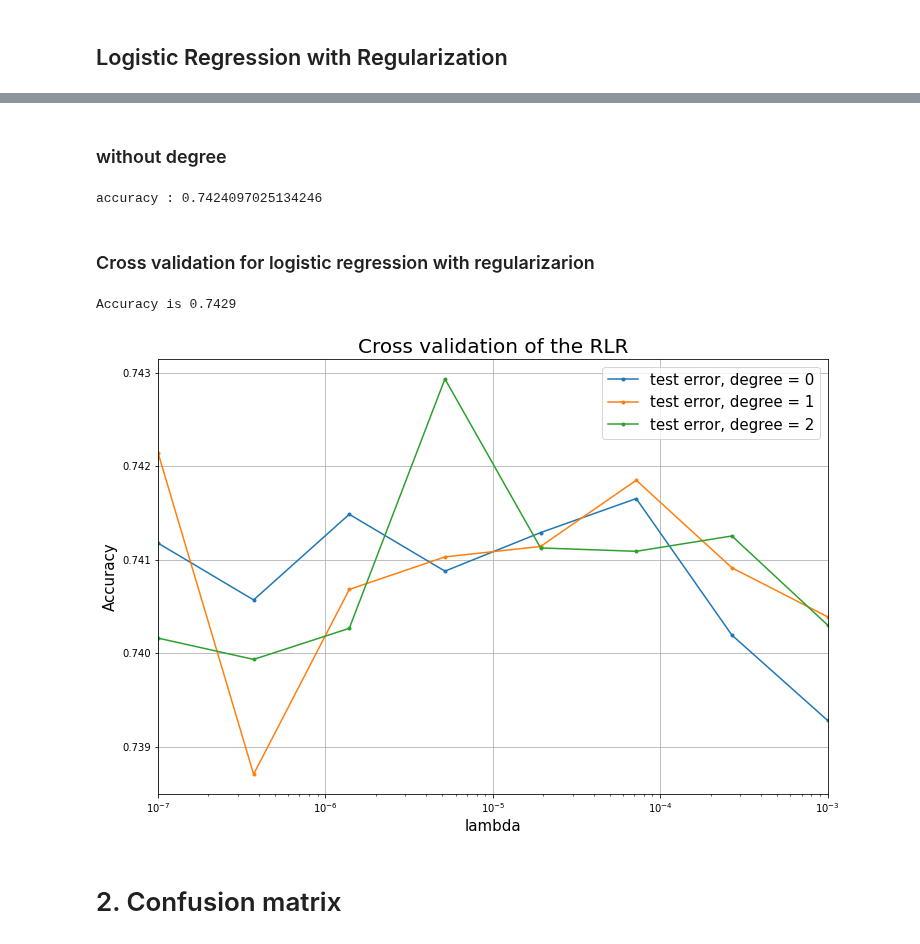
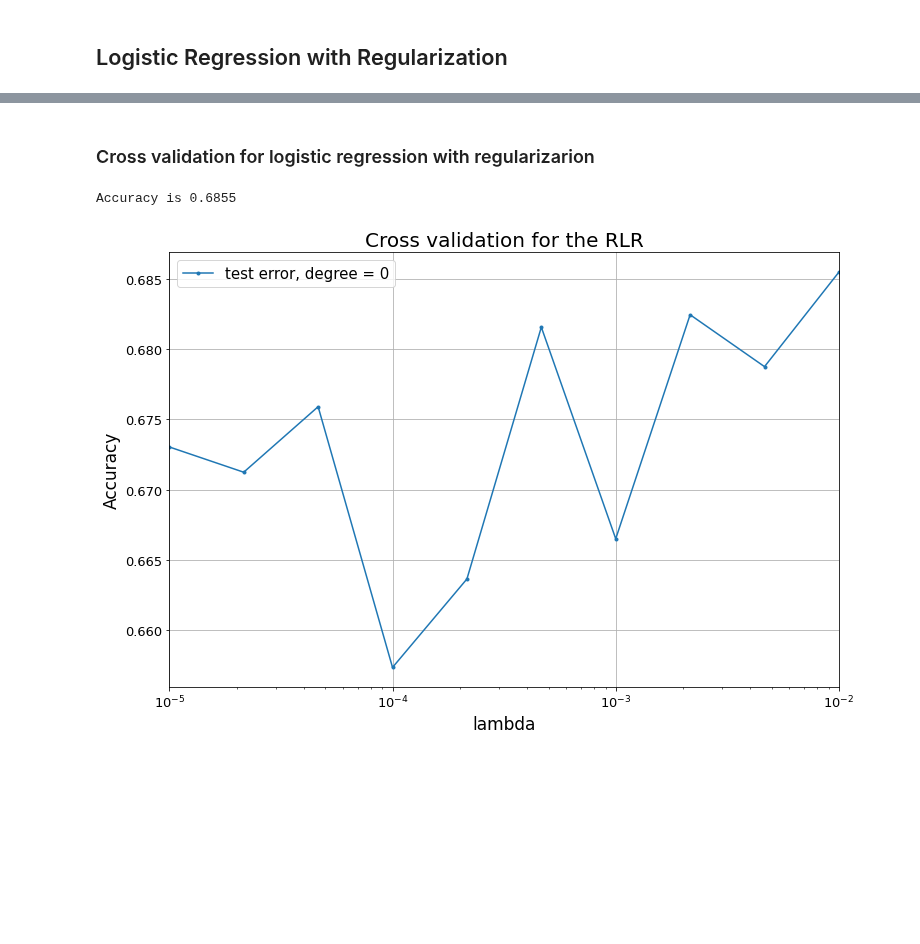
Before and after one commit to SonyaBlinova/ml-project-1-SES, a Jupyter notebook: project1_baseline.ipynb, the cells around one changed output, grey strips where cells are left out. Drawn from its saved outputs; the diff is of its cells as text; code cells hidden in the pictures; blank space fills up the shorter version.

```diff
--- a/project1_baseline.ipynb
+++ b/project1_baseline.ipynb
@@ -49,17 +27,16 @@ jet : 4, shape y : (21434,), shape x : (21434, 26)
 # %%
-# splitting data for the training and validation
+# splitting data in train and test splits
 seed = 46
 ratio = 0.8
-x_trains = []
-x_tests = []
-y_trains = []
-y_tests = []
-for i, (jet_group, jet_label) in enumerate(zip(jet_groups, jet_labels)):
-    x_train, y_train, x_test, y_test = split_data(jet_group, jet_label, ratio=ratio, seed=seed)
-    x_trains.append(x_train)
-    x_tests.append(x_test)
-    y_trains.append(y_train)
-    y_tests.append(y_test)
+x_train, y_train, x_test, y_test = split_data(input_data, labels, ratio=ratio, seed=seed)
+# %%
+# standardize train data :
+x_train, mean_x, std_x = standardize(x_train)
+y_train, x_train = build_model_data(x_train, y_train)
+
+# standardize test data :
+x_test = (x_test - mean_x)/std_x
+y_test, x_test = build_model_data(x_test, y_test)
 # %% [markdown]
 ## Do your thing crazy machine learning thing here :) ...
 # %% [markdown]
@@ -215,36 +171,16 @@ accuracy : 0.7329053418931621
-# %% [markdown]
-### without degree
-# %%
-max_iters = 1500
-gamma = 0.1
-lambda_ = 1e-5
-y_preds = []
-w_lrr = []
-for i in range(4):
-    initial_w = np.random.rand((x_trains[i].shape[1]))
-    w, loss = reg_logistic_regression(y_trains[i], x_trains[i], lambda_, initial_w, max_iters, gamma, plot_loss = False)
-    y_pred = predict_labels(w, x_tests[i])
-    y_preds.append(y_pred)
-    w_lrr.append(w)
-
-print("accuracy :", accuracy(np.array(np.concatenate(y_preds)), np.array(np.concatenate(y_tests))))
-# %% [output]
-accuracy : 0.7424097025134246
 # %% [markdown]
 ### Cross validation for logistic regression with regularizarion
 # %%
 # parameters setting
 type_ = 'RLR'
-bd_left = -7
-bd_right = -3
-max_iters = 500
-gammas = 0.1
+bd_left = -5
+bd_right = -2
+max_iters = 100
+gammas = 0.2
 # grid for hyperparameters
-lambdas = np.logspace(bd_left, bd_right, 8)
-degrees = np.arange(3)
-cross_validation_demo(type_=type_, y=jet_labels, tx=jet_groups, bd_left=bd_left, bd_right=bd_right, lambdas=lambdas, degrees=degrees, max_iters=max_iters, gammas=gammas, seed=seed)
+lambdas = np.logspace(bd_left, bd_right, 10)
+degrees = np.arange(1)
+cross_validation_demo_baseline(type_=type_, y=y_train, tx=x_train, bd_left=bd_left, bd_right=bd_right, lambdas=lambdas, degrees=degrees, max_iters=max_iters, gammas=gammas, seed=seed)
 # %% [output]
-Accuracy is 0.7429
+Accuracy is 0.6855
-[figure, old version]
+[figure, new version]
-# %% [markdown]
-# 2. Confusion matrix
```
Also changed, not shown: parts of 25 cells of this notebook, 2 other files.
